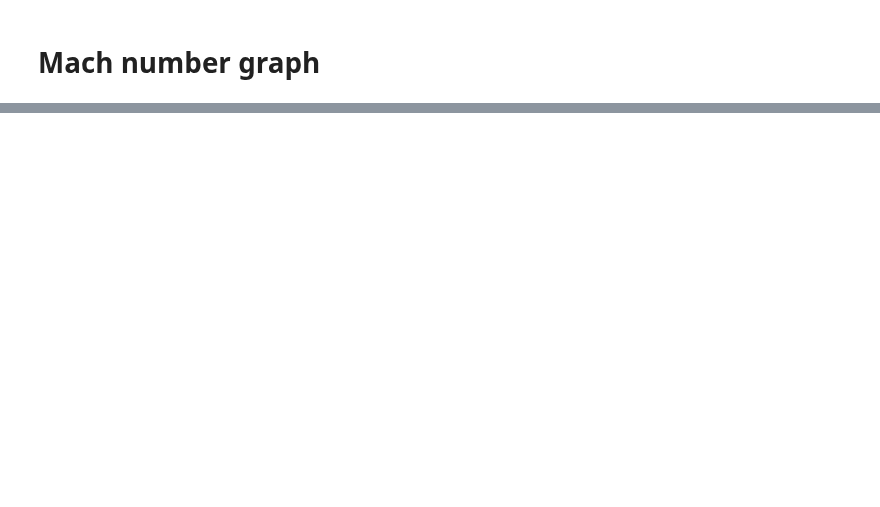
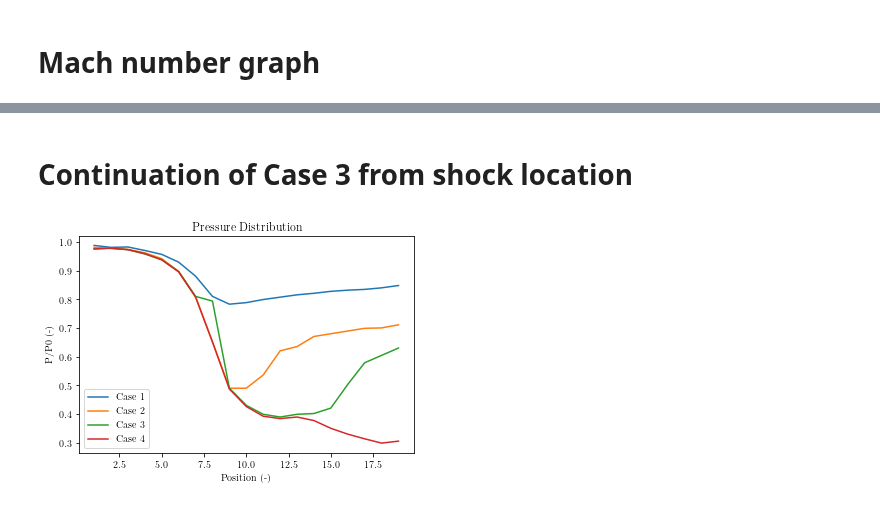
Before and after one commit to lpender3672/MEng-CW, a Jupyter notebook: IIA/3A3/Supersonic_Nozzle/analysis.ipynb, the cells around one changed output, grey strips where cells are left out. Drawn from its saved outputs; the diff is of its cells as text; code cells hidden in the pictures; blank space fills up the shorter version.

```diff
--- a/IIA/3A3/Supersonic_Nozzle/analysis.ipynb
+++ b/IIA/3A3/Supersonic_Nozzle/analysis.ipynb
@@ -25,0 +128,38 @@ plt.show()
+# %% [markdown]
+# Continuation of Case 3 from shock location
+# %%
+
+def Ms_from_M(M):
+    g = 1.4
+    return np.sqrt((1 + (g - 1) / 2 * M**2) / (g * M**2 - (g - 1) / 2))
+
+def rP0s_from_M(M):
+    g = 1.4
+    return (((g + 1) / 2 * M**2) / (1 + (g - 1) / 2 * M **2)) ** (g / (g - 1)) * (2 * g / (g + 1) * M**2 - (g - 1) / (g + 1)) ** - (1 / (g - 1))
+
+
+MachNo_before_shock = C3_M[C3_SHOCK_LOCATION - 1]
+MachNo_after_shock = Ms_from_M(MachNo_before_shock)
+
+P0s = rP0s_from_M(MachNo_after_shock) * P0
+
+C3_rp_corrected = C3_rp.copy()
+C3_rp_corrected[C3_SHOCK_LOCATION:] *= P0 / P0s
+
+fig,ax = plt.subplots()
+ax.plot(C1[:,0], C1_rp, label='Case 1')
+# add error bars
+ax.plot(C2[:,0], C2_rp, label='Case 2')
+#ax.plot(C3[:,0], C3_rp, label='Case 3')
+ax.plot(C3[:,0], C3_rp_corrected, label='Case 3')
+ax.plot(C4[:,0], C4_rp, label='Case 4')
+
+plt.xlabel('Position (-)')
+plt.ylabel('P/P0 (-)')
+plt.title('Pressure Distribution')
+plt.legend()
+
+plt.savefig('pressure_ratio_distribution_corrected.png', dpi=300)
+plt.show()
+# %% [output]
+[figure, added]
```
Also changed, not shown: parts of 8 cells of this notebook, 8 other files.
